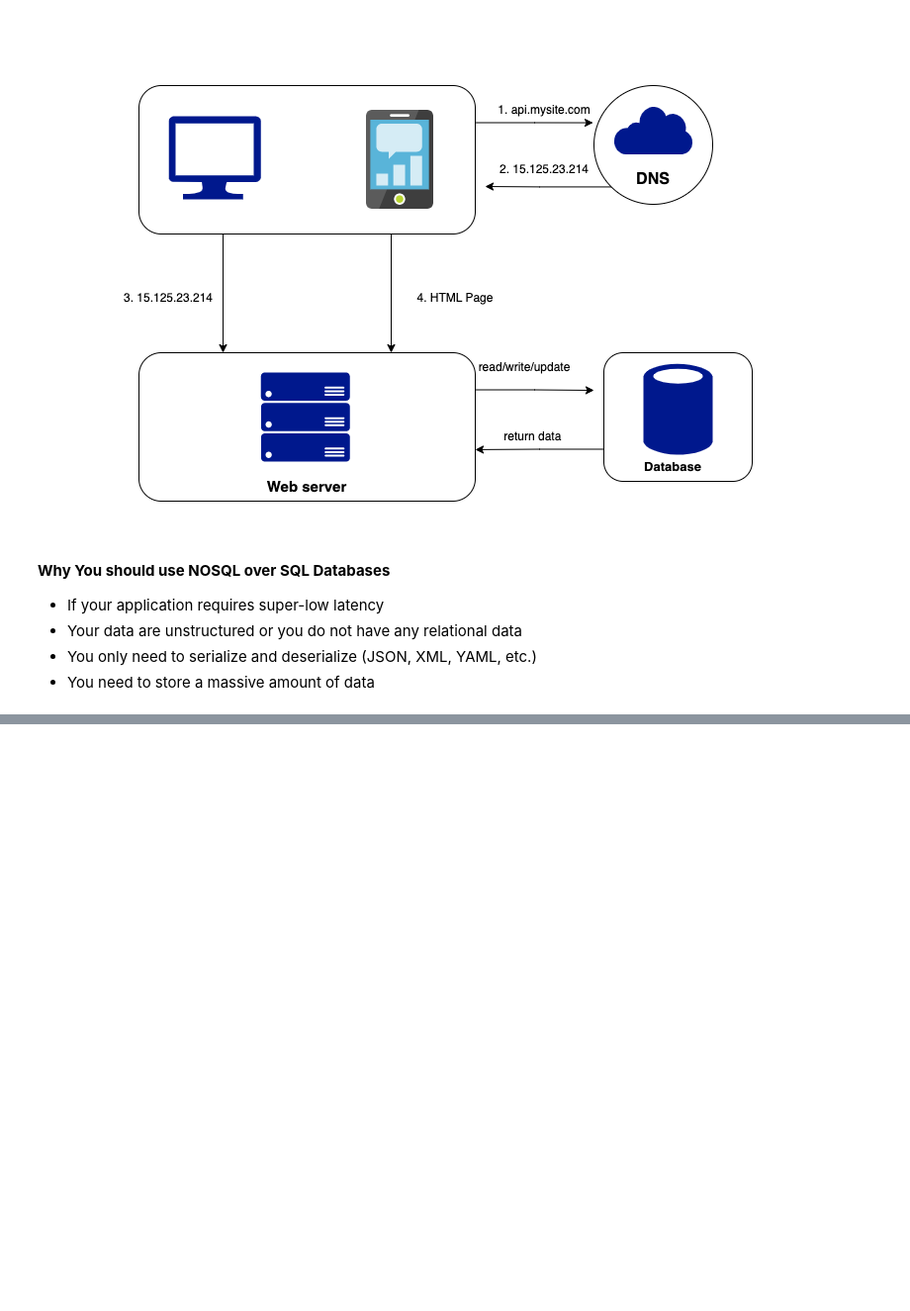
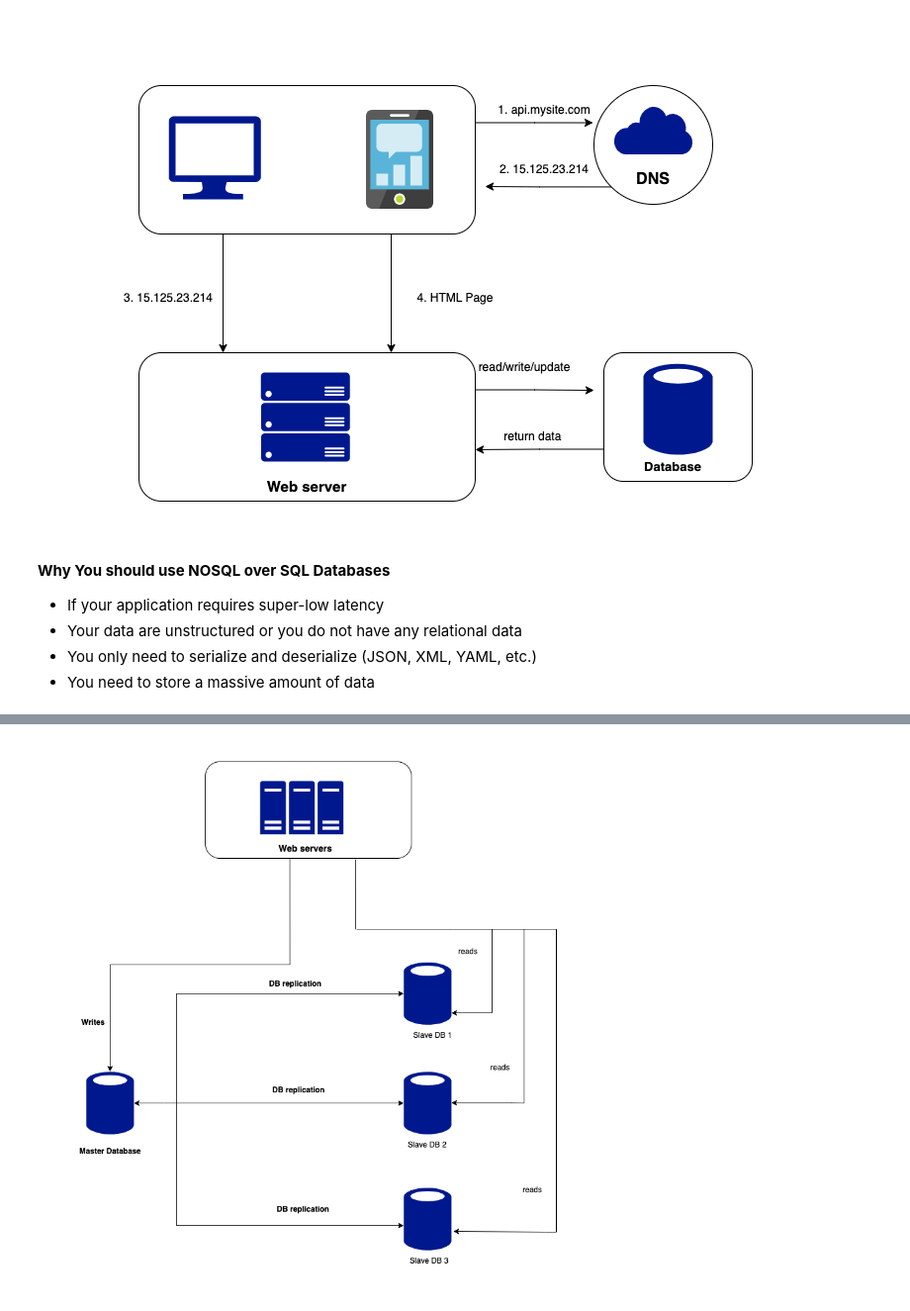
Before and after one commit to nebanat/system-design-doctrina, a Jupyter notebook: generic_web/notes.ipynb, the cells around one changed output, grey strips where cells are left out. Shown at 99% size. Drawn from its saved outputs; the diff is of its cells as text; code cells hidden in the pictures; blank space fills up the shorter version.

```diff
--- a/generic_web/notes.ipynb
+++ b/generic_web/notes.ipynb
@@ -24,0 +80,4 @@ display(Image(filename='./diagrams/simple-web-service.png'))
+# %%
+display(Image(filename='./diagrams/database-replication.png'))
+# %% [output]
+[figure, added]
```
Also changed, not shown: parts of 15 cells of this notebook, 4 other files.
